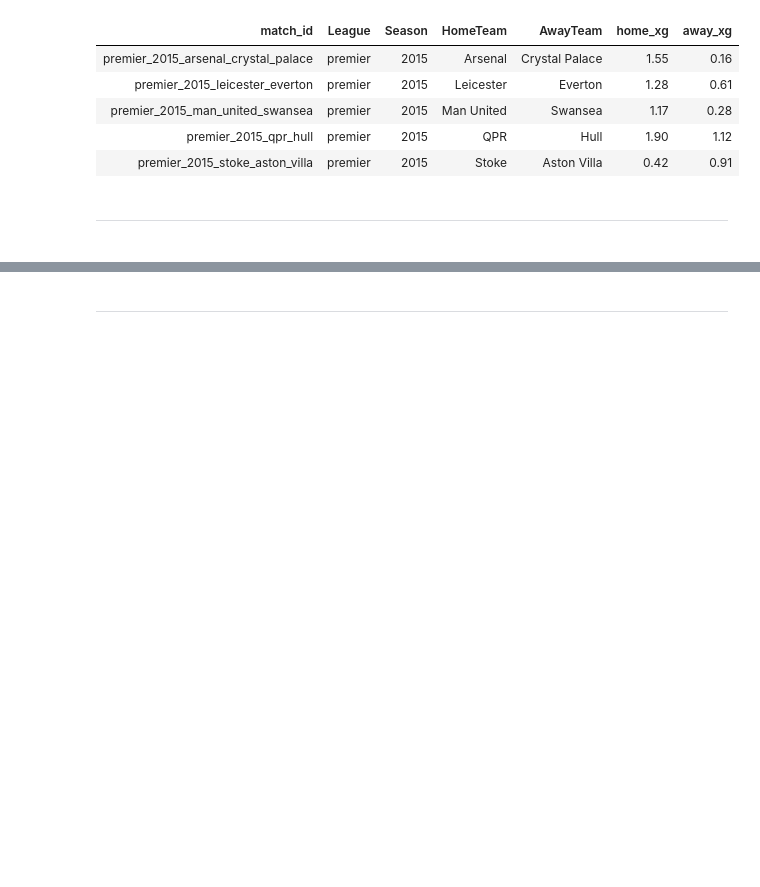
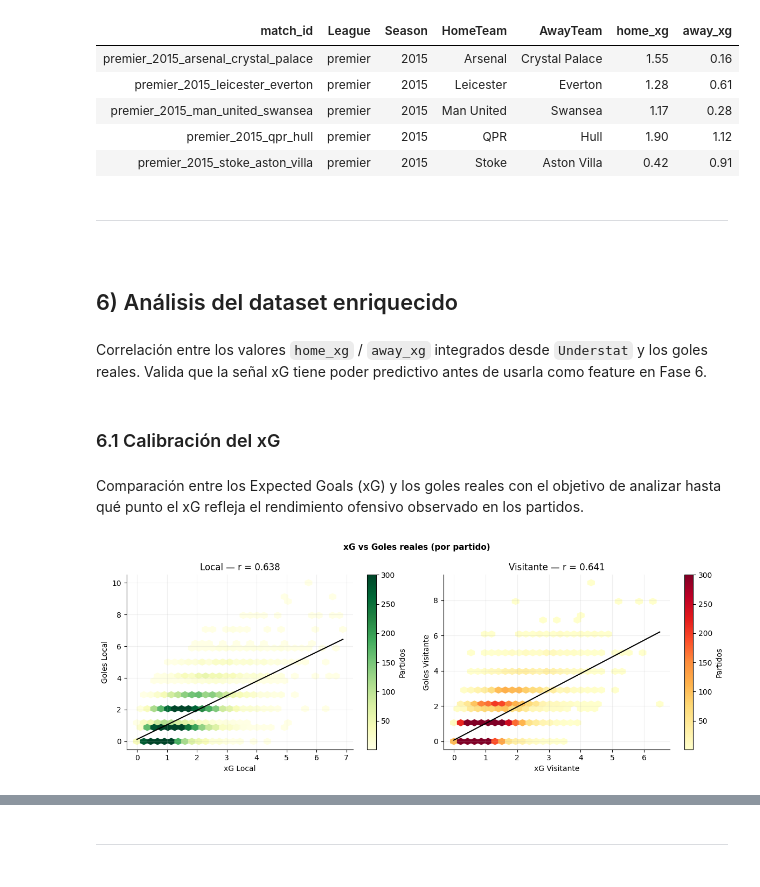
Before and after one commit to jorgepais02/PitchLens, a Jupyter notebook: notebooks/05_merge/05_merge_xg.ipynb, the cells around one changed output, grey strips where cells are left out. Cells and saved outputs as stored; diff of their text form; code cells hidden in the pictures; blank space fills up the shorter version.

```diff
--- a/notebooks/05_merge/05_merge_xg.ipynb
+++ b/notebooks/05_merge/05_merge_xg.ipynb
@@ -366,3 +369,42 @@ display(df_enriched[["match_id", "League", "Season", "HomeTeam", "AwayTeam", "ho
 # %% [markdown]
 ---
 ##
+# %% [markdown]
+## 6) Análisis del dataset enriquecido
+# %% [markdown]
+Correlación entre los valores `home_xg` / `away_xg` integrados desde `Understat` y los goles reales. Valida que la señal xG tiene poder predictivo antes de usarla como feature en Fase 6.
+# %% [markdown]
+### 6.1 Calibración del xG
+# %% [markdown]
+Comparación entre los Expected Goals (xG) y los goles reales con el objetivo de analizar hasta qué punto el xG refleja el rendimiento ofensivo observado en los partidos.
+# %%
+fig, axes = plt.subplots(1, 2, figsize=(12, 4.5))
+
+pares = [
+    ("home_xg", "FTHG", "Local",     "YlGn"),
+    ("away_xg", "FTAG", "Visitante", "YlOrRd"),
+]
+
+for ax, (xg_col, goals_col, label, cmap) in zip(axes, pares):
+    x = df_enriched[xg_col]
+    y = df_enriched[goals_col]
+    r = x.corr(y)
+
+    hb = ax.hexbin(x, y, gridsize=30, cmap=cmap, mincnt=1, vmax=300)
+    fig.colorbar(hb, ax=ax, label="Partidos")
+
+    m, b = np.polyfit(x, y, 1)
+    xline = np.linspace(x.min(), x.max(), 100)
+    ax.plot(xline, m * xline + b, color="black", linewidth=1.5)
+
+    ax.set_xlabel(f"xG {label}")
+    ax.set_ylabel(f"Goles {label}")
+    ax.set_title(f"{label} — r = {r:.3f}")
+    ax.grid(alpha=0.2)
+    ax.spines[["top", "right"]].set_visible(False)
+
+fig.suptitle("xG vs Goles reales (por partido)", fontsize=11, fontweight="bold")
+plt.tight_layout()
+plt.show()
+# %% [output]
+[figure, added]
```
Also changed, not shown: parts of 11 cells of this notebook, 5 other files.
